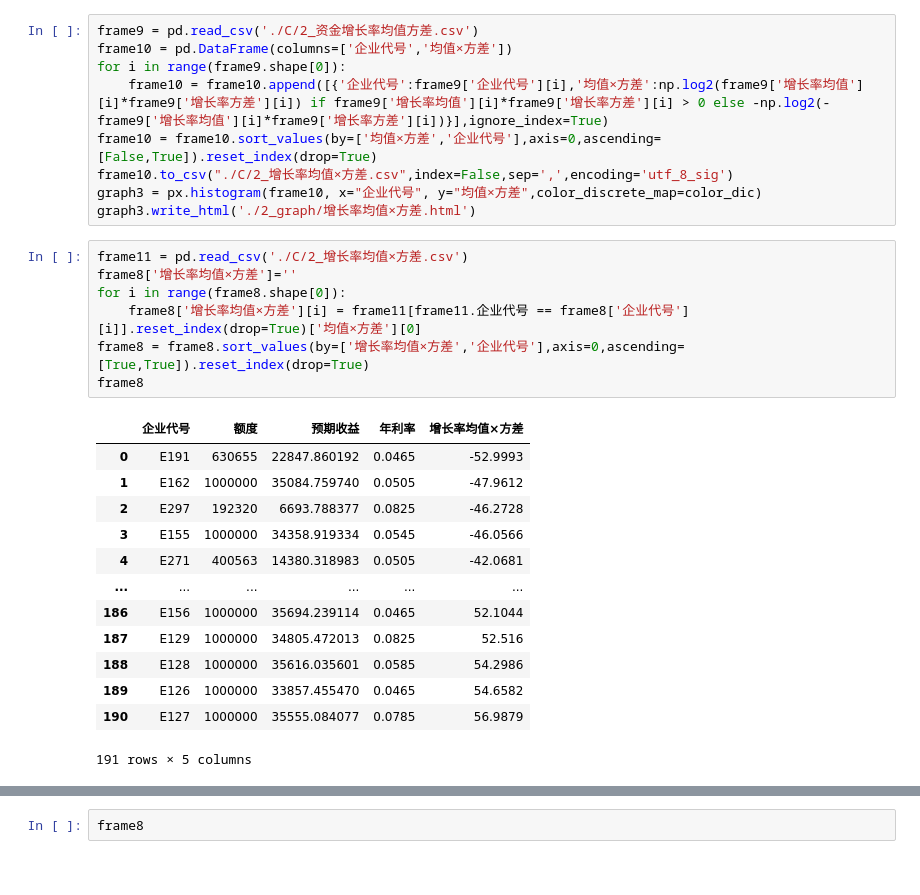
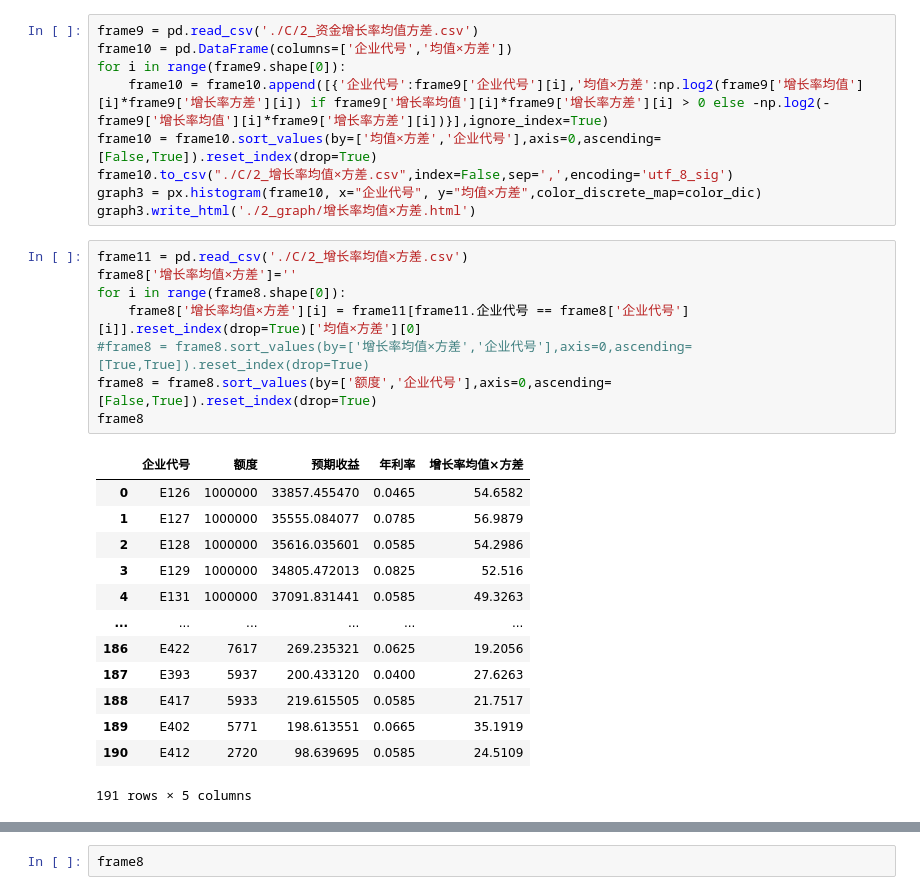
Before and after one commit to GZNGroup/2020CUMCM, a Jupyter notebook: question2.ipynb, the cells around one changed output, grey strips where cells are left out. Drawn from its saved outputs; the diff is of its cells as text.

```diff
--- a/question2.ipynb
+++ b/question2.ipynb
@@ -297,23 +297,24 @@ graph3.write_html('./2_graph/增长率均值×方差.html')
 # %%
 frame11 = pd.read_csv('./C/2_增长率均值×方差.csv')
 frame8['增长率均值×方差']=''
 for i in range(frame8.shape[0]):
     frame8['增长率均值×方差'][i] = frame11[frame11.企业代号 == frame8['企业代号'][i]].reset_index(drop=True)['均值×方差'][0]
-frame8 = frame8.sort_values(by=['增长率均值×方差','企业代号'],axis=0,ascending=[True,True]).reset_index(drop=True)
+#frame8 = frame8.sort_values(by=['增长率均值×方差','企业代号'],axis=0,ascending=[True,True]).reset_index(drop=True)
+frame8 = frame8.sort_values(by=['额度','企业代号'],axis=0,ascending=[False,True]).reset_index(drop=True)
 frame8
 # %% [output]
 |  | 企业代号 | 额度 | 预期收益 | 年利率 | 增长率均值×方差 |
-| 0 | E191 | 630655 | 22847.860192 | 0.0465 | -52.9993 |
-| 1 | E162 | 1000000 | 35084.759740 | 0.0505 | -47.9612 |
-| 2 | E297 | 192320 | 6693.788377 | 0.0825 | -46.2728 |
-| 3 | E155 | 1000000 | 34358.919334 | 0.0545 | -46.0566 |
-| 4 | E271 | 400563 | 14380.318983 | 0.0505 | -42.0681 |
+| 0 | E126 | 1000000 | 33857.455470 | 0.0465 | 54.6582 |
+| 1 | E127 | 1000000 | 35555.084077 | 0.0785 | 56.9879 |
+| 2 | E128 | 1000000 | 35616.035601 | 0.0585 | 54.2986 |
+| 3 | E129 | 1000000 | 34805.472013 | 0.0825 | 52.516 |
+| 4 | E131 | 1000000 | 37091.831441 | 0.0585 | 49.3263 |
 | ... | ... | ... | ... | ... | ... |
-| 186 | E156 | 1000000 | 35694.239114 | 0.0465 | 52.1044 |
-| 187 | E129 | 1000000 | 34805.472013 | 0.0825 | 52.516 |
-| 188 | E128 | 1000000 | 35616.035601 | 0.0585 | 54.2986 |
-| 189 | E126 | 1000000 | 33857.455470 | 0.0465 | 54.6582 |
-| 190 | E127 | 1000000 | 35555.084077 | 0.0785 | 56.9879 |
+| 186 | E422 | 7617 | 269.235321 | 0.0625 | 19.2056 |
+| 187 | E393 | 5937 | 200.433120 | 0.0400 | 27.6263 |
+| 188 | E417 | 5933 | 219.615505 | 0.0585 | 21.7517 |
+| 189 | E402 | 5771 | 198.613551 | 0.0665 | 35.1919 |
+| 190 | E412 | 2720 | 98.639695 | 0.0585 | 24.5109 |
 191 rows × 5 columns
 # %%
 frame8['调整后额度']=''
```
Also changed, not shown: parts of 4 cells of this notebook, 4 other files.
